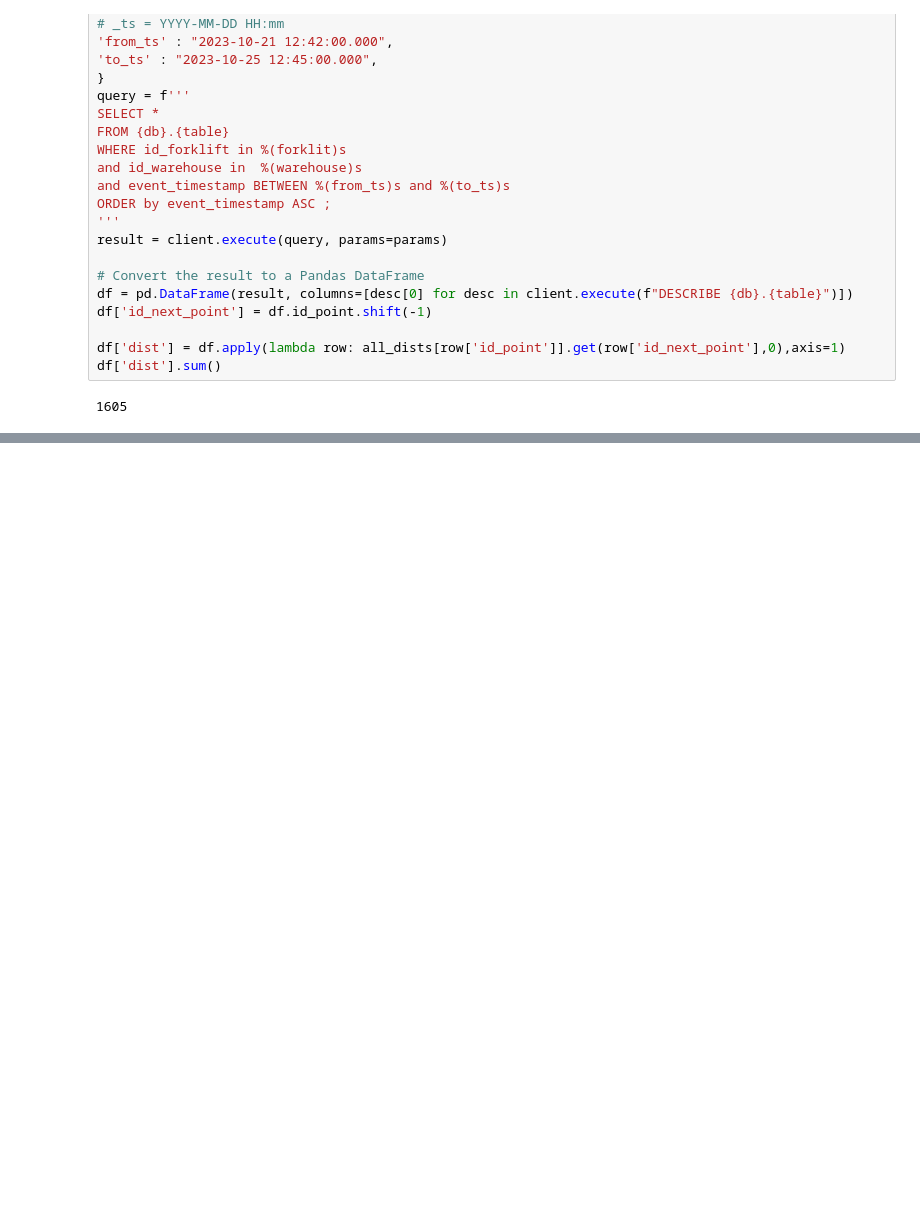
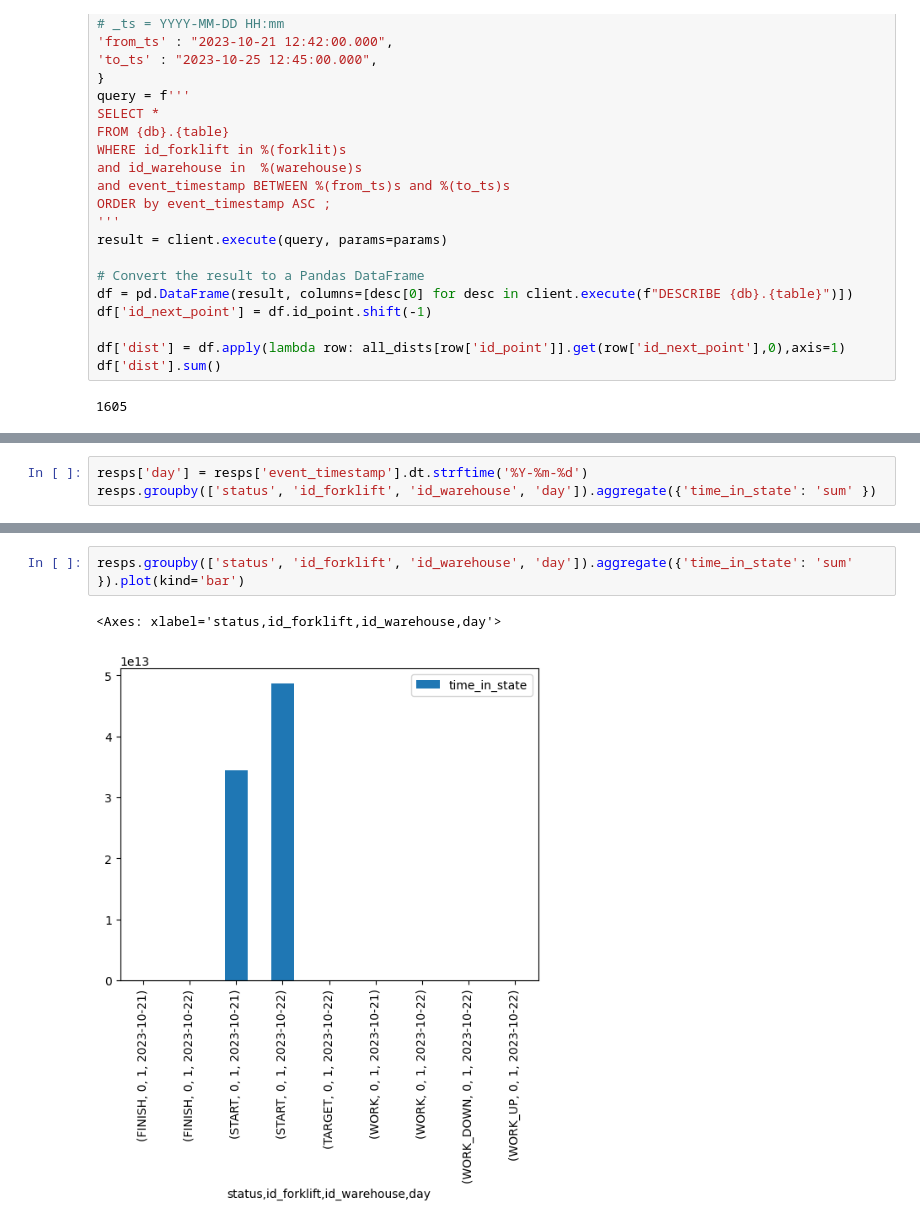
Before and after one commit to Lenidoxll/Automated-warehouse-monitoring, a Jupyter notebook: AnalyticalQueries.ipynb, the cells around one changed output, grey strips where cells are left out. Saved outputs shown, nothing was run; the diff lists cells and outputs as text; blank space fills up the shorter version.

Commit message:
Add example plot

```diff
--- a/AnalyticalQueries.ipynb
+++ b/AnalyticalQueries.ipynb
@@ -388,0 +375,3 @@ See the caveats in the documentation: https://pandas.pydata.org/pandas-docs/stab
+# %%
+resps['day'] = resps['event_timestamp'].dt.strftime('%Y-%m-%d')
+resps.groupby(['status', 'id_forklift', 'id_warehouse', 'day']).aggregate({'time_in_state': 'sum' })
@@ -388,0 +395,5 @@ See the caveats in the documentation: https://pandas.pydata.org/pandas-docs/stab
+# %%
+resps.groupby(['status', 'id_forklift', 'id_warehouse', 'day']).aggregate({'time_in_state': 'sum' }).plot(kind='bar')
+# %% [output]
+<Axes: xlabel='status,id_forklift,id_warehouse,day'>
+[figure, added]
```
Also changed, not shown: parts of 3 cells of this notebook.
